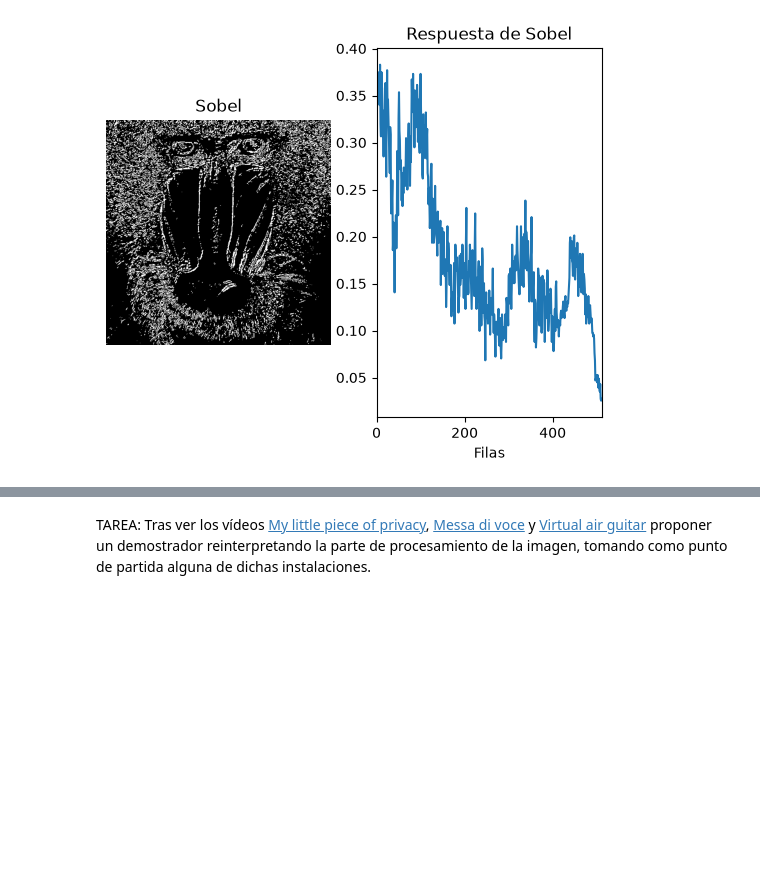
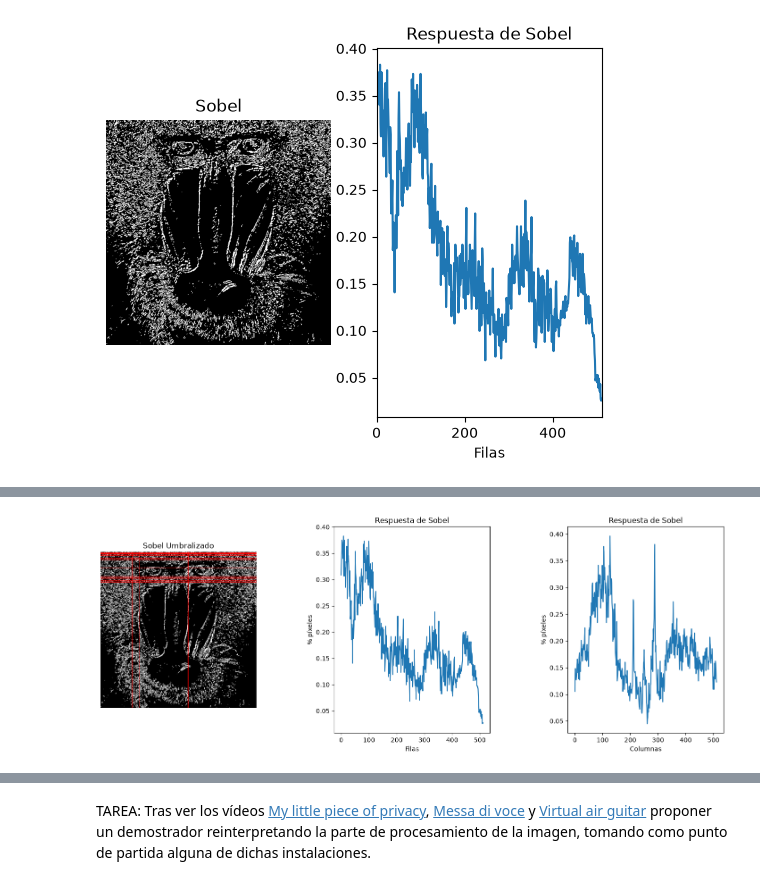
Before and after one commit to Neestoor13/Practicas_VC_2026-2027, a Jupyter notebook: P2/main.ipynb, the cells around one changed output, grey strips where cells are left out. Cells and saved outputs as stored; diff of their text form; code cells hidden in the pictures; blank space fills up the shorter version.

```diff
--- a/P2/main.ipynb
+++ b/P2/main.ipynb
@@ -191,11 +221,11 @@ Conteo columnas por Sobel
 #print(canny)
 #Cuenta el número de píxeles blancos (255) por columna
 #Suma los valores de los pixeles por columna
-col_counts = cv2.reduce(sobelUmbralizado, 0, cv2.REDUCE_SUM, dtype=cv2.CV_32SC1)
+col_counts_sobel = cv2.reduce(sobelUmbralizado, 0, cv2.REDUCE_SUM, dtype=cv2.CV_32SC1)
 
 #Normaliza en base al número de filas, primer valor devuelto por shape, y al valor máximo del píxel (255)
 #El resultado será el número de píxeles blancos por columna
-cols = col_counts[0] / (255 * sobelUmbralizado.shape[0])
+cols_sobel = col_counts_sobel[0] / (255 * sobelUmbralizado.shape[0])
 
 #Muestra dicha cuenta gráficamente
 plt.figure()
@@ -208,7 +238,7 @@ plt.subplot(1, 2, 2)
 plt.title("Respuesta de Sobel")
 plt.xlabel("Columnas")
 plt.ylabel("% píxeles")
-plt.plot(cols)
+plt.plot(cols_sobel)
 #Rango en x definido por las columnas
 plt.xlim([0, sobelUmbralizado.shape[1]])
 # %% [output]
@@ -222,10 +252,10 @@ Conteo de filas por Sobel
 #canny = cv2.Canny(gris, 100, 200)  # prueba a jugar con umbrales (entre 0 y 255)
 
 # Cuenta el número de píxeles blancos (255) por fila
-white_pixels_per_row = cv2.reduce(sobelUmbralizado, 255, cv2.REDUCE_SUM, dtype=cv2.CV_32SC1)
+rows_count_sobel = cv2.reduce(sobelUmbralizado, 255, cv2.REDUCE_SUM, dtype=cv2.CV_32SC1)
 
 # Porcentaje por fila
-percentage_per_row = white_pixels_per_row / (255 * sobelUmbralizado.shape[1])
+rows_sobel = rows_count_sobel / (255 * sobelUmbralizado.shape[1])
 
 # Muestra dicha cuenta gráficamente
 plt.subplot(1, 2, 1)
@@ -237,7 +267,7 @@ plt.subplot(1, 2, 2)
 plt.title("Respuesta de Sobel")
 plt.xlabel("Filas")
 plt.ylabel("% píxeles")
-plt.plot(percentage_per_row)
+plt.plot(rows_sobel)
 # Rango en x definido por filas
 plt.xlim([0, sobelUmbralizado.shape[0]])
 
@@ -246,0 +279,72 @@ plt.show()
+# %%
+maxfil = np.max(rows_count_sobel)
+maxcols = np.max(col_counts_sobel)
+
+umbralrow = 0.90 * maxfil
+umbralcol = 0.90 * maxcols
+
+filas_sel = np.where(rows_count_sobel.flatten() > umbralrow)[0]
+columnas_sel = np.where(col_counts_sobel.flatten() > umbralcol)[0]
+
+# Imagen de Canny en color (BGR) para poder dibujar en rojo
+canny_color = cv2.cvtColor(canny, cv2.COLOR_GRAY2BGR)
+sobel_color = cv2.cvtColor(sobelUmbralizado, cv2.COLOR_GRAY2BGR)
+
+
+for f in filas_sel:
+    cv2.line(sobel_color, (0, int(f)), (sobelUmbralizado.shape[1] - 1, int(f)), (0, 0, 255), 1)
+
+
+for c in columnas_sel:
+    cv2.line(sobel_color, (int(c), 0), (int(c), sobelUmbralizado.shape[0] - 1), (0, 0, 255), 1)
+
+
+# Muestra la imagen resaltada y el plot con el umbral
+plt.figure(figsize=(18, 6))
+
+plt.subplot(1, 3, 1)
+plt.axis("off")
+plt.title("Sobel Umbralizado")
+plt.imshow(cv2.cvtColor(sobel_color, cv2.COLOR_BGR2RGB))
+
+plt.subplot(1, 3, 2)
+plt.title("Respuesta de Sobel")
+plt.xlabel("Filas")
+plt.ylabel("% píxeles")
+plt.plot(rows_sobel)
+
+plt.subplot(1, 3, 3)
+plt.title("Respuesta de Sobel")
+plt.xlabel("Columnas")
+plt.ylabel("% píxeles")
+plt.plot(cols_sobel)
+
+plt.subplots_adjust(wspace=0.5)
+
+plt.show()
+
+
+plt.figure(figsize=(18, 6))
+
+plt.subplot(1, 3, 1)
+plt.axis("off")
+plt.title("Canny")
+plt.imshow(cv2.cvtColor(canny_color, cv2.COLOR_BGR2RGB))
+
+plt.subplot(1, 3, 2)
+plt.title("Respuesta de Canny")
+plt.xlabel("Filas")
+plt.ylabel("% píxeles")
+plt.plot(percentage_per_row)
+
+plt.subplot(1, 3, 3)
+plt.title("Respuesta de Canny")
+plt.xlabel("Columnas")
+plt.ylabel("% píxeles")
+plt.plot(cols)
+
+plt.subplots_adjust(wspace=0.5)
+
+plt.show()
+# %% [output]
+[figure, added]
```
Also changed, not shown: parts of 6 cells of this notebook.
